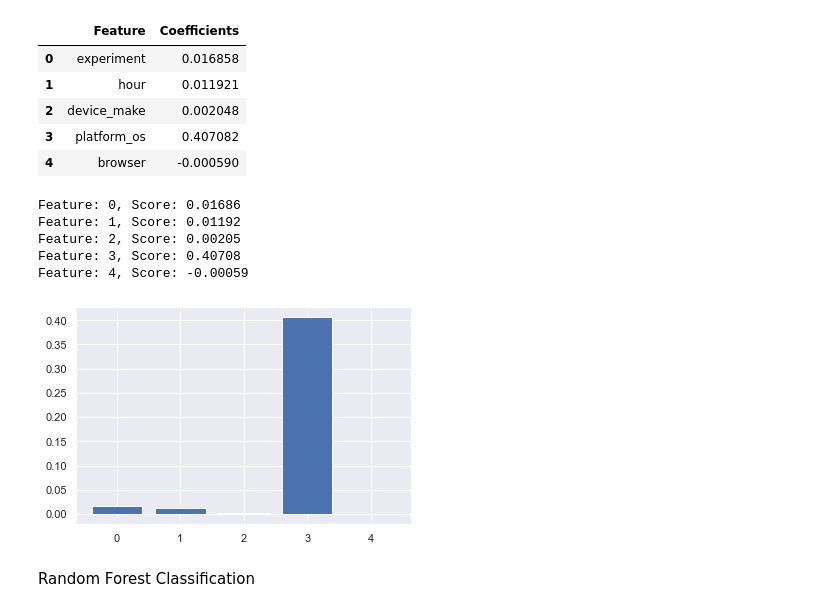
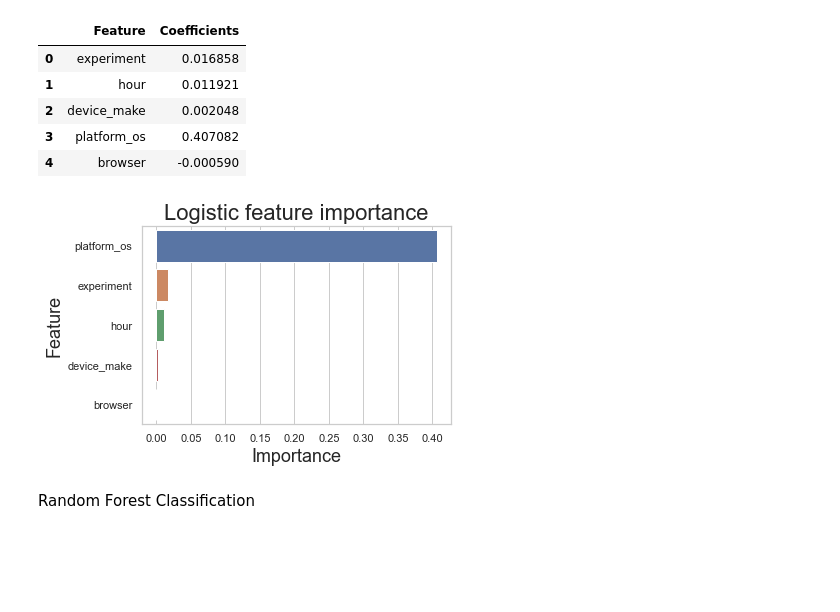
Before and after one commit to Kibika/A-B-Testing, a Jupyter notebook: notebooks/abtest.ipynb, the cells around one changed output. Drawn from its saved outputs; the diff is of its cells as text; code cells hidden in the pictures; blank space fills up the shorter version.

```diff
--- a/notebooks/abtest.ipynb
+++ b/notebooks/abtest.ipynb
@@ -975,22 +975,33 @@ pd.DataFrame({"Feature":x_train.columns.tolist(),"Coefficients":clf_log.coef_[0]
 | 3 | platform_os | 0.407082 |
 | 4 | browser | -0.000590 |
 # %%
-#feature importance
 # get importance
-importance = clf_log.coef_[0]
+importances = clf_log.coef_[0]
+labels = response.columns
+feature_df = pd.DataFrame(list(zip(labels, importances)), columns=["feature", "importance"])
+feature_df = feature_df.sort_values(by='importance', ascending=False, )
 # summarize feature importance
-for i,v in enumerate(importance):
-    print('Feature: %0d, Score: %.5f' % (i,v))
+#for i,v in enumerate(importance):
+#    print('Feature: %0d, Score: %.5f' % (i,v))
 # plot feature importance
-plt.bar([x for x in range(len(importance))], importance)
+#plt.bar([x for x in range(len(importance))], importance)
+#plt.show()
+
+# image formatting
+axis_fs = 18  # fontsize
+title_fs = 22  # fontsize
+sns.set(style="whitegrid")
+
+ax = sns.barplot(x="importance", y="feature", data=feature_df)
+ax.set_xlabel('Importance', fontsize=axis_fs)
+ax.set_ylabel('Feature', fontsize=axis_fs)  # ylabel
+ax.set_title('Logistic feature importance', fontsize=title_fs)
+
+plt.tight_layout()
+plt.savefig("feature_importance.png", dpi=120)
 plt.show()
 # %% [output]
-Feature: 0, Score: 0.01686
-Feature: 1, Score: 0.01192
-Feature: 2, Score: 0.00205
-Feature: 3, Score: 0.40708
-Feature: 4, Score: -0.00059
-[figure, old version]
+[figure, new version]
 # %% [markdown]
 Random Forest Classification
 # %%
```
